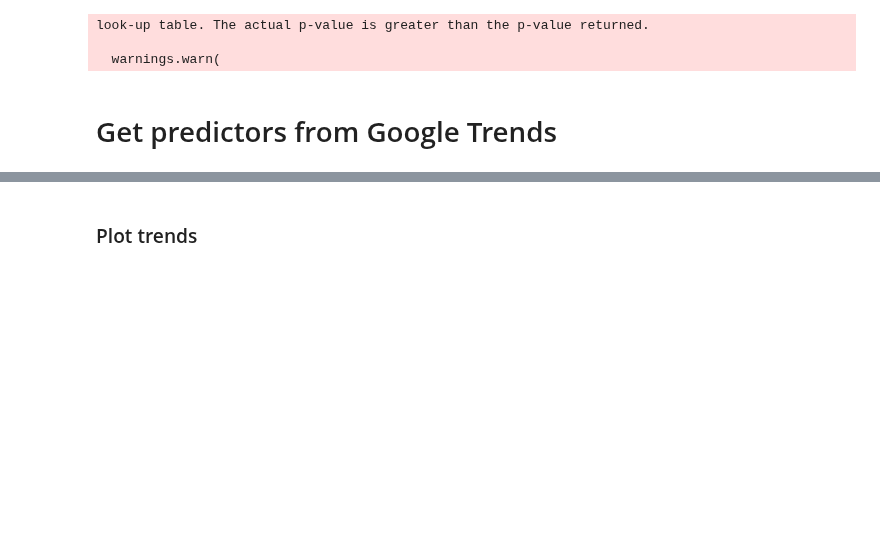
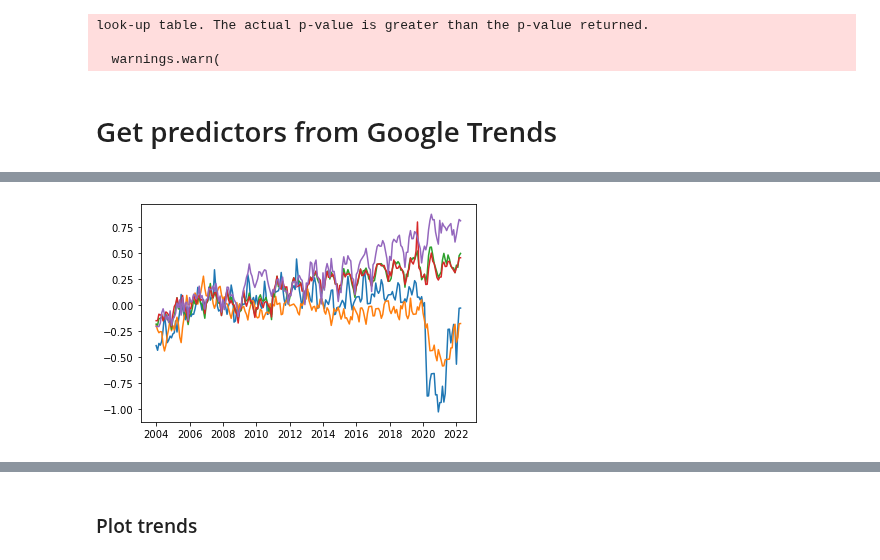
Before and after one commit to ubco-mds-2021-labs/capstone-project-googletrends_capstone, a Jupyter notebook: src/notebooks/gdp_notebook.ipynb, the cells around one changed output, grey strips where cells are left out. Cells and saved outputs as stored; diff of their text form; code cells hidden in the pictures; blank space fills up the shorter version.

```diff
--- a/src/notebooks/gdp_notebook.ipynb
+++ b/src/notebooks/gdp_notebook.ipynb
@@ -202,0 +230,34 @@ for i, keyword in enumerate(keywords_lst[0:2]):
+# %%
+# function to get long term trend
+# source link: statsmodels.org/dev/generated/statsmodels.tsa.filters.hp_filter.hpfilter.html
+
+def get_long_term_trend(dataframe, freq='M'):
+    dataframe = np.log(dataframe)
+    long_term_trend_data = dataframe.copy()
+    if freq == 'Q':
+        lamb = 1600
+    elif freq == 'M':
+        lamb = 1600*3**4
+    for column_name in dataframe.columns:
+        cycle, trend = sm.tsa.filters.hpfilter(dataframe[column_name], lamb)
+        long_term_trend_data[column_name] = trend
+    return long_term_trend_data
+
+
+def remove_downward_trend_bias(dataframe):
+    """pass dataframe to remove bias"""
+    trend_data = get_long_term_trend(dataframe)
+    log_category = np.log(dataframe)
+    avg_logcategory = log_category.mean()
+    pca = PCA(n_components=1)
+    pca.fit(trend_data)
+    component = pd.DataFrame(pca.fit_transform(trend_data))
+
+    # rescale component
+    # transformation source link: https://stats.stackexchange.com/questions/46429/transform-data-to-desired-mean-and-standard-deviation
+    rescaled_component = avg_logcategory.mean() + (component - component.mean())*(avg_logcategory.std()/component.std())
+
+    # remove long term bias
+    transformed_data = log_category - rescaled_component.values
+
+    return transformed_data
@@ -202,0 +271,5 @@ for i, keyword in enumerate(keywords_lst[0:2]):
+# %%
+plt.plot(transformed_data[transformed_data.columns[0:5]])
+plt.show()
+# %% [output]
+[figure, added]
```
Also changed, not shown: parts of 12 cells of this notebook, 6 other files.
